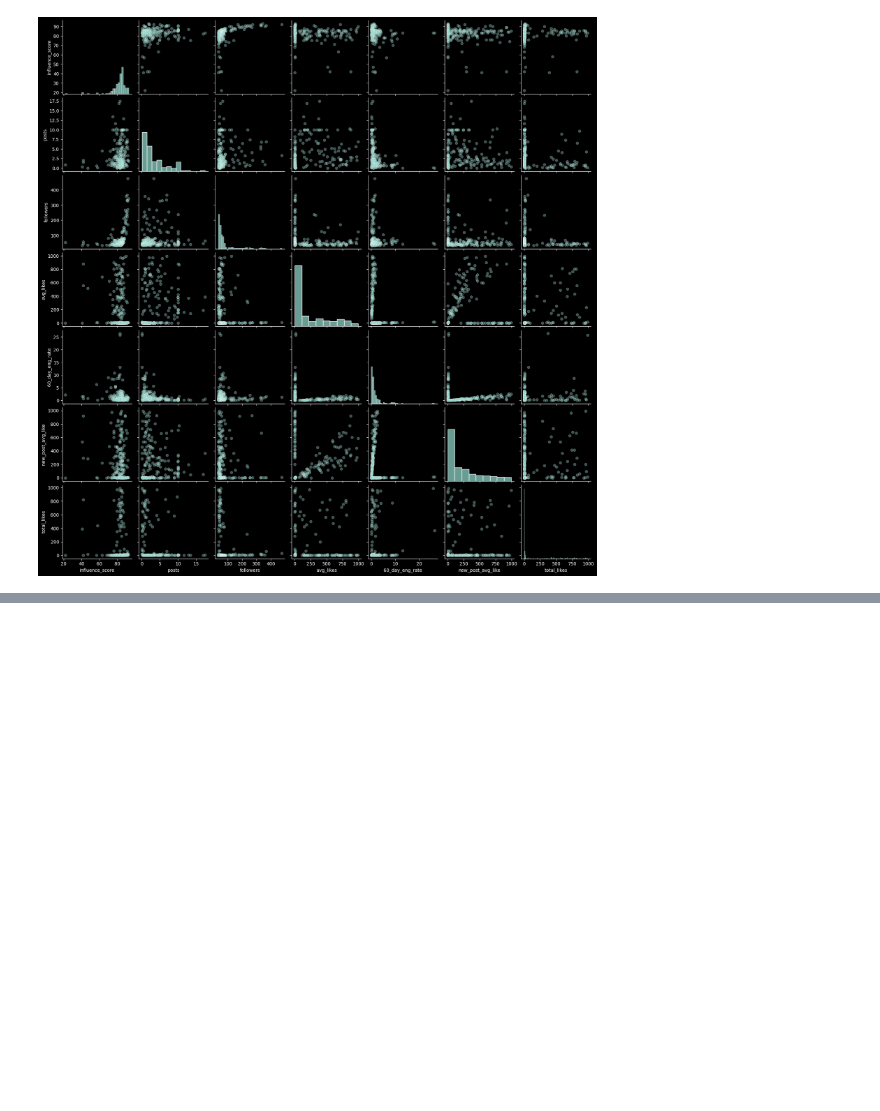
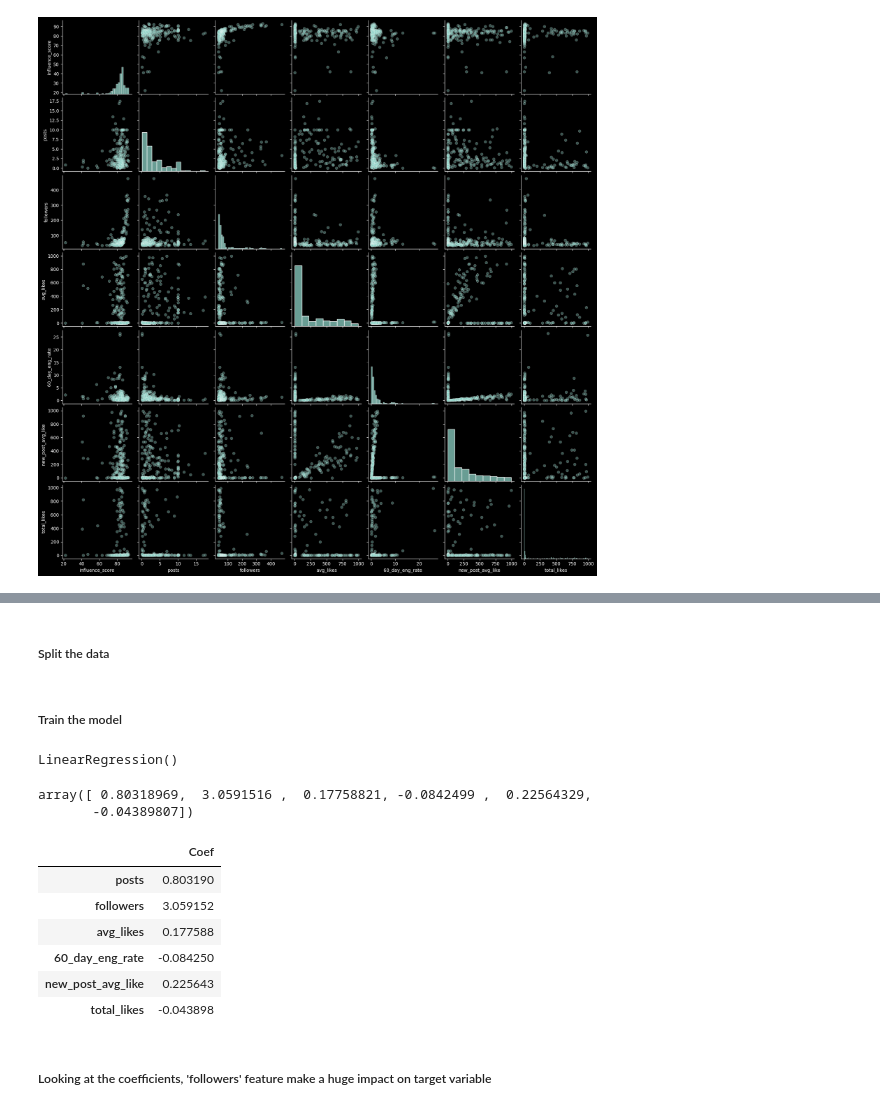
Before and after one commit to mozzam123/Influencer-Impact-Analysis-DecisionTrees, a Jupyter notebook: main.ipynb, the cells around one changed output, grey strips where cells are left out. Drawn from its saved outputs; the diff is of its cells as text; code cells hidden in the pictures; blank space fills up the shorter version.

```diff
--- a/main.ipynb
+++ b/main.ipynb
@@ -117,0 +161,2 @@ sns.pairplot(dataset, kind="scatter", plot_kws={'alpha': 0.4})
+# %% [markdown]
+##### Split the data
@@ -117,0 +167,28 @@ sns.pairplot(dataset, kind="scatter", plot_kws={'alpha': 0.4})
+# %% [markdown]
+##### Train the model
+# %%
+from sklearn.linear_model import LinearRegression
+
+lr = LinearRegression()
+
+lr.fit(X_train, y_train)
+# %% [output]
+LinearRegression()
+# %%
+lr.coef_
+# %% [output]
+array([ 0.80318969,  3.0591516 ,  0.17758821, -0.0842499 ,  0.22564329,
+       -0.04389807])
+# %%
+cdf = pd.DataFrame(lr.coef_, X.columns, columns=['Coef'])
+cdf
+# %% [output]
+|  | Coef |
+| posts | 0.803190 |
+| followers | 3.059152 |
+| avg_likes | 0.177588 |
+| 60_day_eng_rate | -0.084250 |
+| new_post_avg_like | 0.225643 |
+| total_likes | -0.043898 |
+# %% [markdown]
+##### Looking at the coefficients, 'followers' feature make a huge impact on target variable
```
Also changed, not shown: parts of 13 cells of this notebook.
